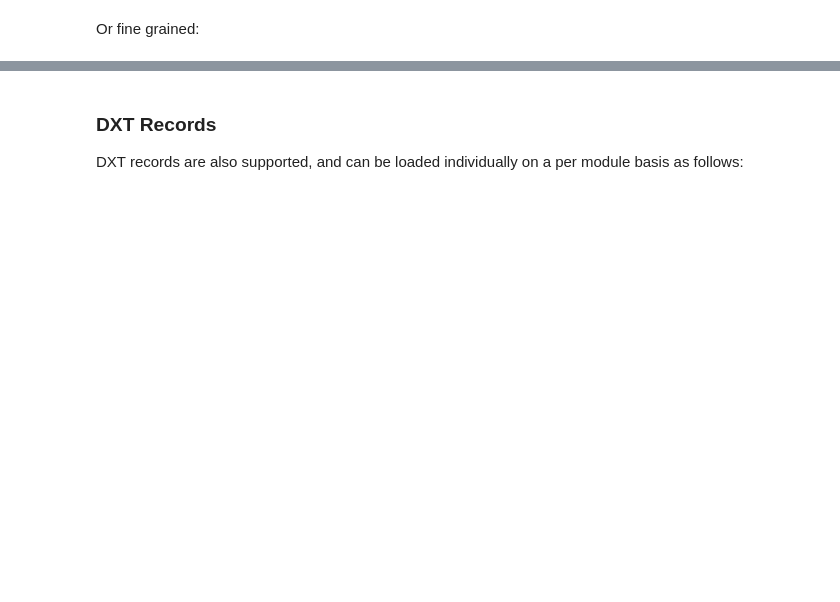
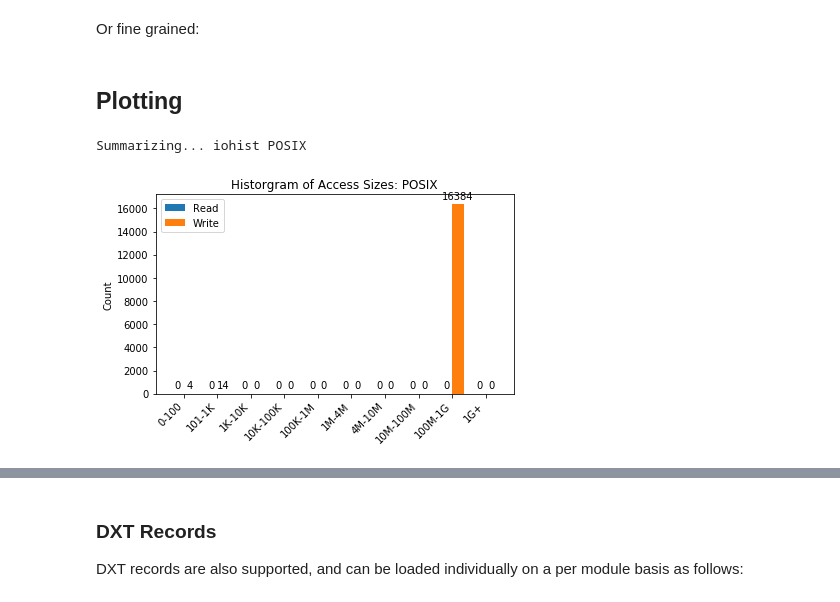
Before and after one commit to darshan-hpc/darshan, a Jupyter notebook: darshan-util/pydarshan/examples/01_darshan-introduction.ipynb, the cells around one changed output, grey strips where cells are left out. Saved outputs shown, nothing was run; the diff lists cells and outputs as text; code cells hidden in the pictures; blank space fills up the shorter version.

Commit message:
Add additional notebooks for different features. Enable report algebra for simple counters. Switch default plots to use report objects.

```diff
--- a/darshan-util/pydarshan/examples/01_darshan-introduction.ipynb
+++ b/darshan-util/pydarshan/examples/01_darshan-introduction.ipynb
@@ -108,3 +115,17 @@ Or fine grained:
 report.mod_agg_iohist("MPI-IO")  # to create the histograms
 # %%
 report.agg_ioops()               # to create the combined operation type summary
+# %% [markdown]
+## Plotting
+# %%
+import darshan
+darshan.enable_experimental(verbose=False)
+
+r3 = darshan.DarshanReport("example.darshan")
+r3.mod_read_all_records('POSIX')
+
+from darshan.experimental.plots.matplotlib import plot_access_histogram
+plot_access_histogram(r3, mod='POSIX')
+# %% [output]
+Summarizing... iohist POSIX
+[figure, added]
```
Also changed, not shown: parts of 11 cells of this notebook, 5 other files.
